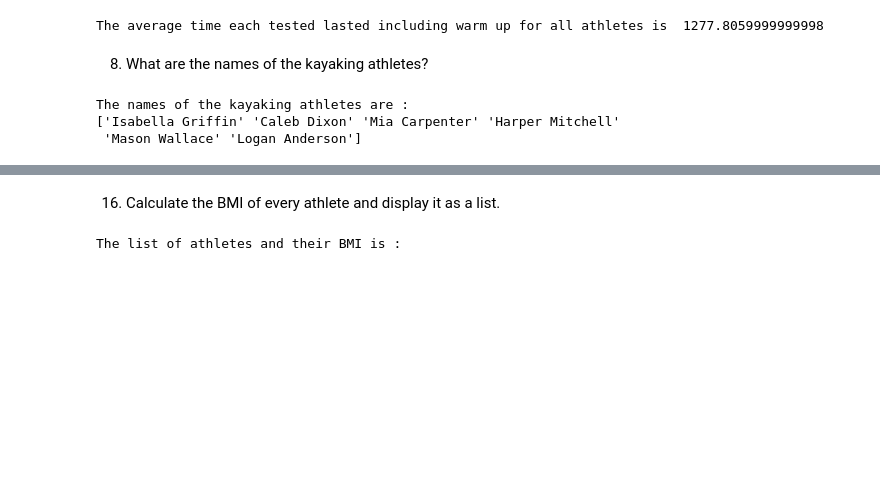
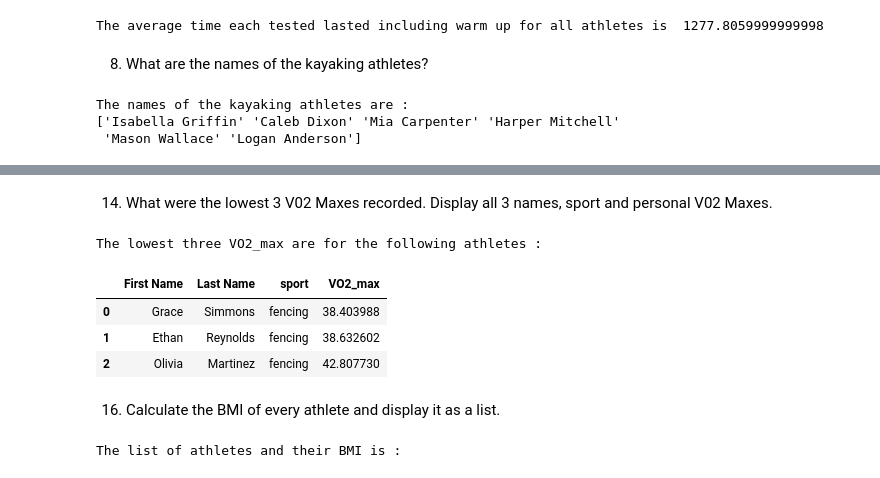
Before and after one commit to anuvarsha2642/3_Code_Rangers_PythonHackathon_Aug24, a Jupyter notebook: 3_CodeRangers_PythonHackathon_Aug24.ipynb, the cells around one changed output, grey strips where cells are left out. Saved outputs shown, nothing was run; the diff lists cells and outputs as text; code cells hidden in the pictures; blank space fills up the shorter version.

```diff
--- a/3_CodeRangers_PythonHackathon_Aug24.ipynb
+++ b/3_CodeRangers_PythonHackathon_Aug24.ipynb
@@ -112,3 +164,15 @@ The names of the kayaking athletes are :
+# %% [markdown]
+14. What were the lowest 3 V02 Maxes recorded. Display all 3 names, sport and personal V02 Maxes.
+# %%
+#Displayed the bottom three VO2_max Athletes
+print("The lowest three VO2_max are for the following athletes :")
+df_Athletes.sort_values(by="VO2_max",ascending=True)[["First Name","Last Name","sport","VO2_max"]].head(3).reset_index(drop=True)
+# %% [output]
+The lowest three VO2_max are for the following athletes :
+|  | First Name | Last Name | sport | VO2_max |
+| 0 | Grace | Simmons | fencing | 38.403988 |
+| 1 | Ethan | Reynolds | fencing | 38.632602 |
+| 2 | Olivia | Martinez | fencing | 42.807730 |
 # %% [markdown]
 16. Calculate the BMI of every athlete and display it as a list.
 # %%
```
Also changed, not shown: parts of 10 cells of this notebook.
